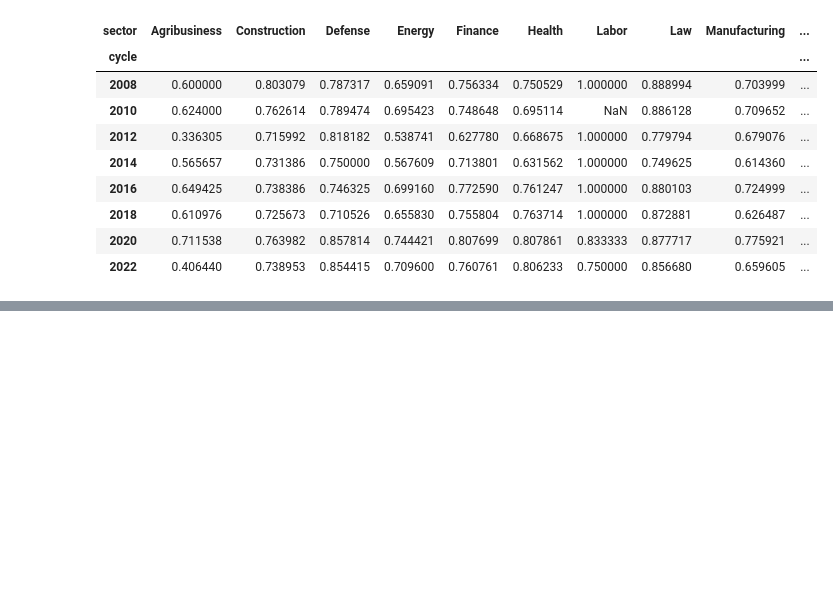
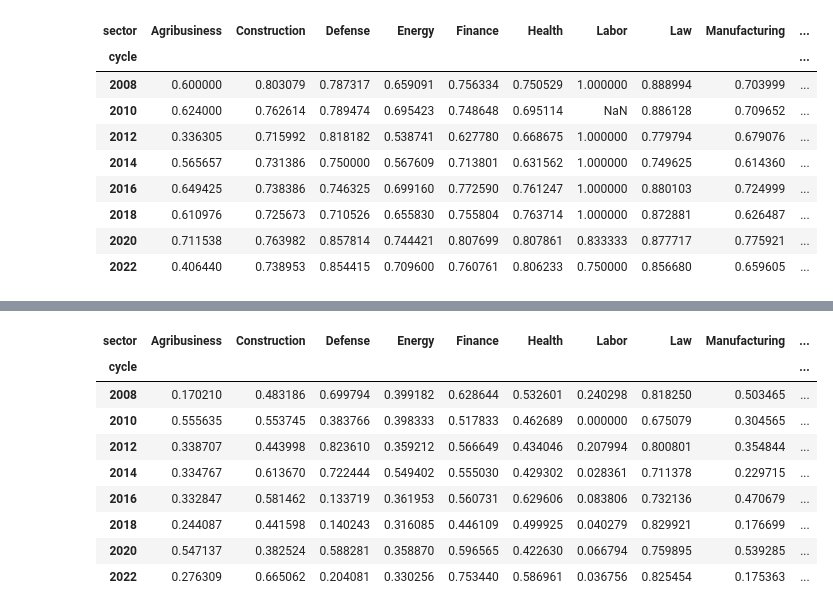
Before and after one commit to kkkarnav/indianamericancontributions, a Jupyter notebook: donors_over_time.ipynb, the cells around one changed output, grey strips where cells are left out. Cells and saved outputs as stored; diff of their text form; code cells hidden in the pictures; blank space fills up the shorter version.

```diff
--- a/donors_over_time.ipynb
+++ b/donors_over_time.ipynb
@@ -578,0 +625,13 @@ mean_ind
+# %%
+dollar_mean_ind
+# %% [output]
+| sector | Agribusiness | Construction | Defense | Energy | Finance | Health | Labor | Law | Manufacturing | ... |
+| cycle |  |  |  |  |  |  |  |  |  | ... |
+| 2008 | 0.170210 | 0.483186 | 0.699794 | 0.399182 | 0.628644 | 0.532601 | 0.240298 | 0.818250 | 0.503465 | ... |
+| 2010 | 0.555635 | 0.553745 | 0.383766 | 0.398333 | 0.517833 | 0.462689 | 0.000000 | 0.675079 | 0.304565 | ... |
+| 2012 | 0.338707 | 0.443998 | 0.823610 | 0.359212 | 0.566649 | 0.434046 | 0.207994 | 0.800801 | 0.354844 | ... |
+| 2014 | 0.334767 | 0.613670 | 0.722444 | 0.549402 | 0.555030 | 0.429302 | 0.028361 | 0.711378 | 0.229715 | ... |
+| 2016 | 0.332847 | 0.581462 | 0.133719 | 0.361953 | 0.560731 | 0.629606 | 0.083806 | 0.732136 | 0.470679 | ... |
+| 2018 | 0.244087 | 0.441598 | 0.140243 | 0.316085 | 0.446109 | 0.499925 | 0.040279 | 0.829921 | 0.176699 | ... |
+| 2020 | 0.547137 | 0.382524 | 0.588281 | 0.358870 | 0.596565 | 0.422630 | 0.066794 | 0.759895 | 0.539285 | ... |
+| 2022 | 0.276309 | 0.665062 | 0.204081 | 0.330256 | 0.753440 | 0.586961 | 0.036756 | 0.825454 | 0.175363 | ... |
```
Also changed, not shown: parts of 5 cells of this notebook.
